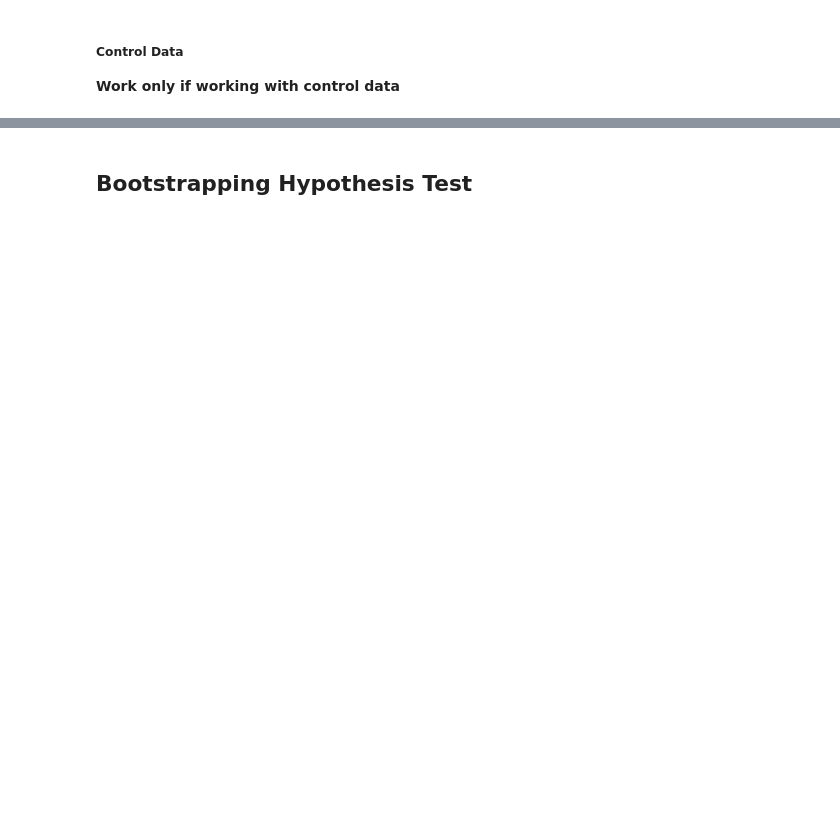
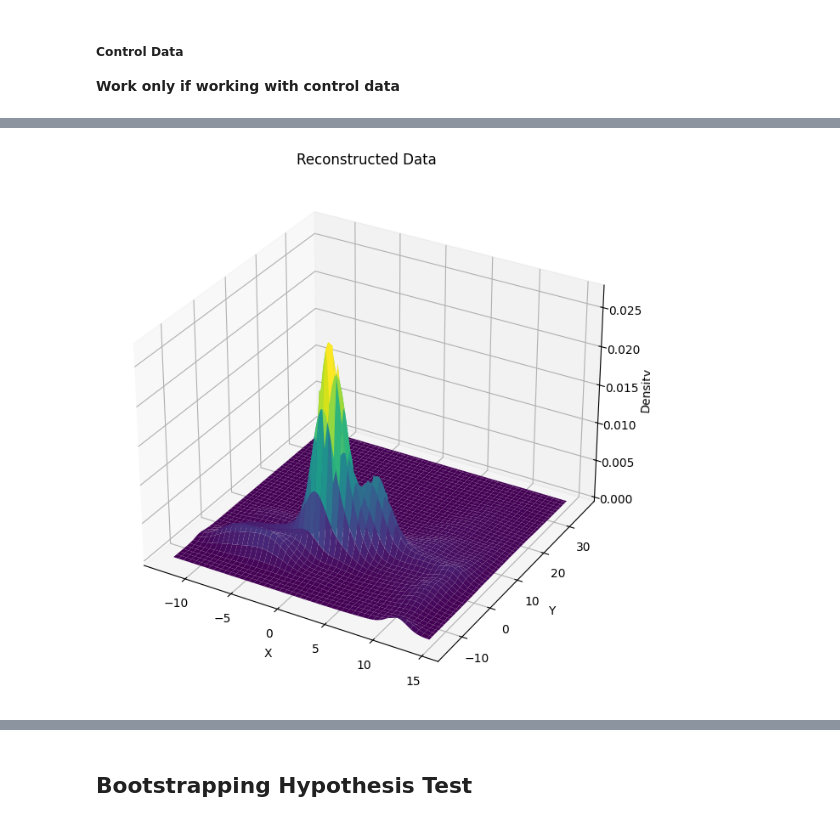
Before and after one commit to vdakov/mmd-gan-2, a Jupyter notebook: experiments.ipynb, the cells around one changed output, grey strips where cells are left out. Saved outputs shown, nothing was run; the diff lists cells and outputs as text; code cells hidden in the pictures; blank space fills up the shorter version.

```diff
--- a/experiments.ipynb
+++ b/experiments.ipynb
@@ -110 +132,14 @@ visualization.plots.plot_3d_kde(control_data)
+# %%
+reconstructed_data = []
+autoencoder.eval()
+with torch.no_grad():
+    for batch_idx, (data, labels) in enumerate(trainloader):
+        reconstructed_data.append(autoencoder.forward(data)[1])
+# print(reconstructed_data[0][0].shape)
+reconstructed_data = torch.cat(reconstructed_data, dim=0).numpy()
+reconstructed_data = np.add(np.multiply(max_value - min_value, reconstructed_data), min_value)
+# reconstructed_data = np.array(reconstructed_data)
+visualization.plots.plot_3d_kde(reconstructed_data, "Reconstructed Data")
+# %% [output]
+[figure, added]
 # %%
```
Also changed, not shown: parts of 8 cells of this notebook, 13 other files.
